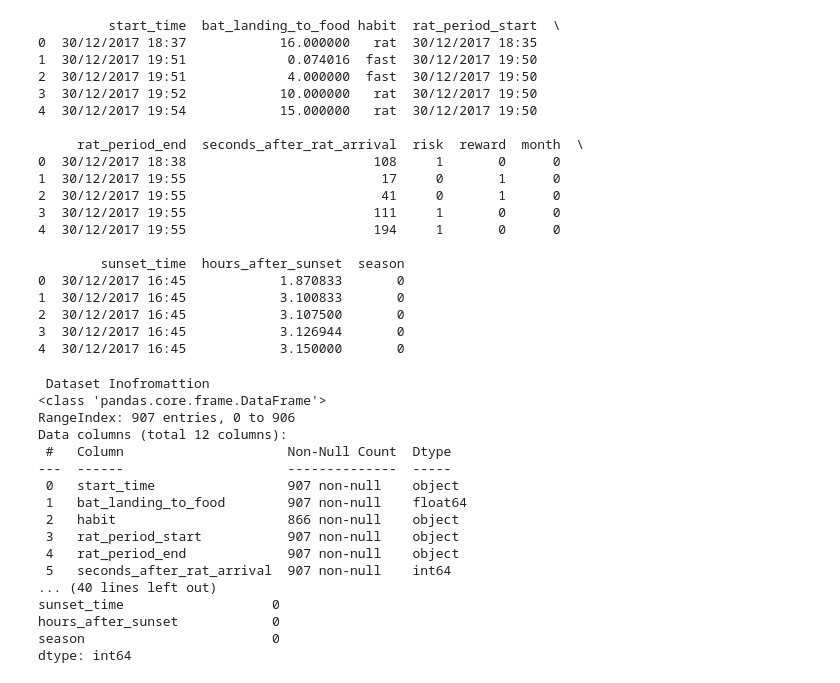
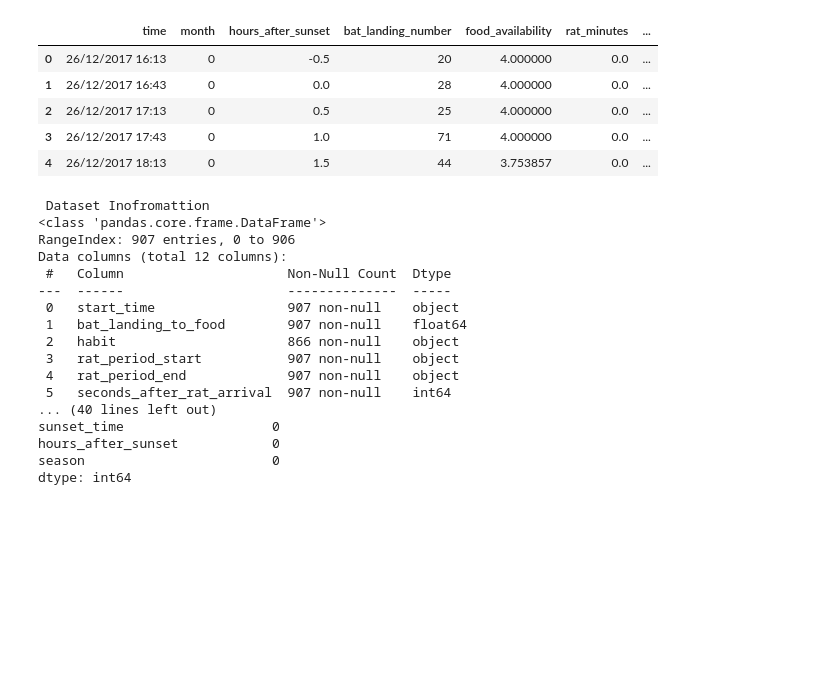
Before and after one commit to AnjanStha/HIT140_Foundations_of_data_Assig2, a Jupyter notebook: main.ipynb, the cells around one changed output. Cells and saved outputs as stored; diff of their text form; code cells hidden in the pictures; blank space fills up the shorter version.

Commit message:
chore: only have required code head

```diff
--- a/main.ipynb
+++ b/main.ipynb
@@ -16,32 +16,16 @@ sns.set(style="whitegrid")
 dataset1 = pd.read_csv('dataset1.csv')
 dataset2 = pd.read_csv('dataset2.csv')
 # %%
-print(dataset1.head())
-
-##show all column
-pd.set_option('display.max_columns', None)
-#df.
+#print only the head of the data set shows top layer of data
+dataset1.head()
+dataset2.head()
 # %% [output]
-         start_time  bat_landing_to_food habit  rat_period_start  \
-0  30/12/2017 18:37            16.000000   rat  30/12/2017 18:35
-1  30/12/2017 19:51             0.074016  fast  30/12/2017 19:50
-2  30/12/2017 19:51             4.000000  fast  30/12/2017 19:50
-3  30/12/2017 19:52            10.000000   rat  30/12/2017 19:50
-4  30/12/2017 19:54            15.000000   rat  30/12/2017 19:50
-
-     rat_period_end  seconds_after_rat_arrival  risk  reward  month  \
-0  30/12/2017 18:38                        108     1       0      0
-1  30/12/2017 19:55                         17     0       1      0
-2  30/12/2017 19:55                         41     0       1      0
-3  30/12/2017 19:55                        111     1       0      0
-4  30/12/2017 19:55                        194     1       0      0
-
-        sunset_time  hours_after_sunset  season
-0  30/12/2017 16:45            1.870833       0
-1  30/12/2017 16:45            3.100833       0
-2  30/12/2017 16:45            3.107500       0
-3  30/12/2017 16:45            3.126944       0
-4  30/12/2017 16:45            3.150000       0
+|  | time | month | hours_after_sunset | bat_landing_number | food_availability | rat_minutes | ... |
+| 0 | 26/12/2017 16:13 | 0 | -0.5 | 20 | 4.000000 | 0.0 | ... |
+| 1 | 26/12/2017 16:43 | 0 | 0.0 | 28 | 4.000000 | 0.0 | ... |
+| 2 | 26/12/2017 17:13 | 0 | 0.5 | 25 | 4.000000 | 0.0 | ... |
+| 3 | 26/12/2017 17:43 | 0 | 1.0 | 71 | 4.000000 | 0.0 | ... |
+| 4 | 26/12/2017 18:13 | 0 | 1.5 | 44 | 3.753857 | 0.0 | ... |
 # %%
 ### Data Exploration Step for dat set 1
 ###############################
```
